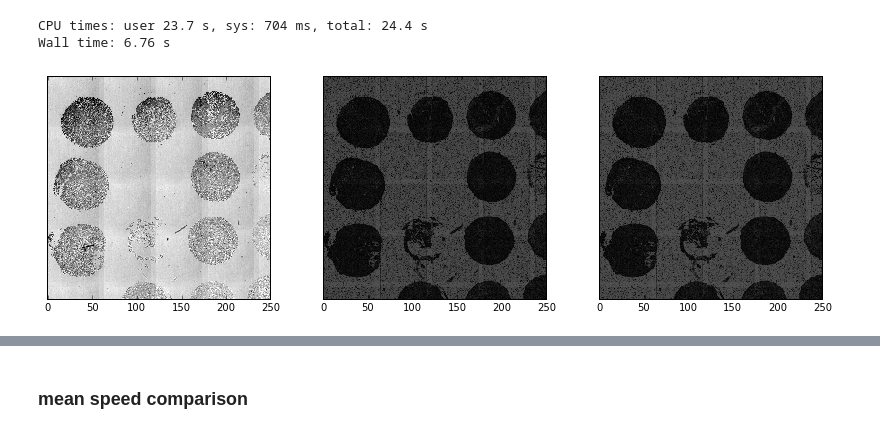
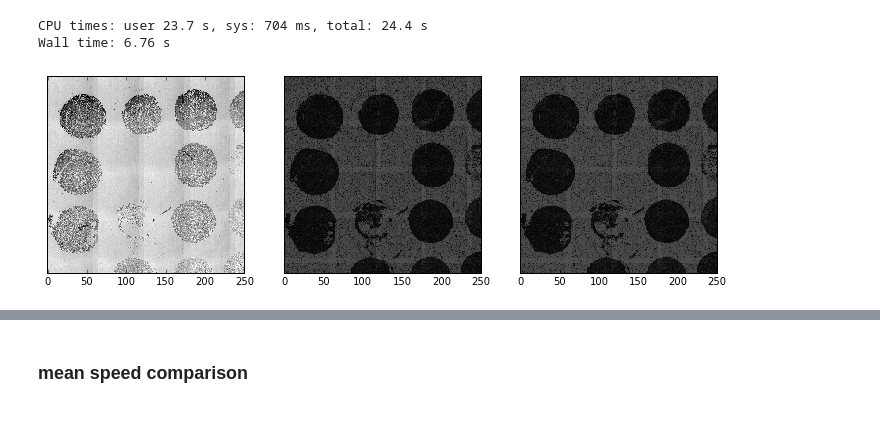
Before and after one commit to arve0/master, a Jupyter notebook: numba pop_bilateral.ipynb, the cells around one changed output, grey strips where cells are left out. Saved outputs shown, nothing was run; the diff lists cells and outputs as text; code cells hidden in the pictures.

```diff
--- a/numba pop_bilateral.ipynb
+++ b/numba pop_bilateral.ipynb
@@ -179,12 +161,13 @@ Wall time: 14.5 s
 CPU times: user 23.7 s, sys: 704 ms, total: 24.4 s
 Wall time: 6.76 s
 # %%
-plt.figure(figsize=(14,4))
+plt.figure(figsize=(12,4))
+mask = np.index_exp[:2000:8, :2000:8]
 plt.subplot(131)
-imshow(img[:2000:8, :2000:8]).axes.set_yticks([])
+imshow(img[mask]).axes.set_yticks([])
 plt.subplot(132)
-imshow(pop_sk[:2000:8, :2000:8]).axes.set_yticks([])
+imshow(pop_sk[mask]).axes.set_yticks([])
 plt.subplot(133)
-imshow(pop_nb[:2000:8, :2000:8]).axes.set_yticks([]);
+imshow(pop_nb[mask]).axes.set_yticks([]);
 # %% [output]
-[figure, old version]
+[figure, new version]
```
Also changed, not shown: parts of 18 cells of this notebook.
